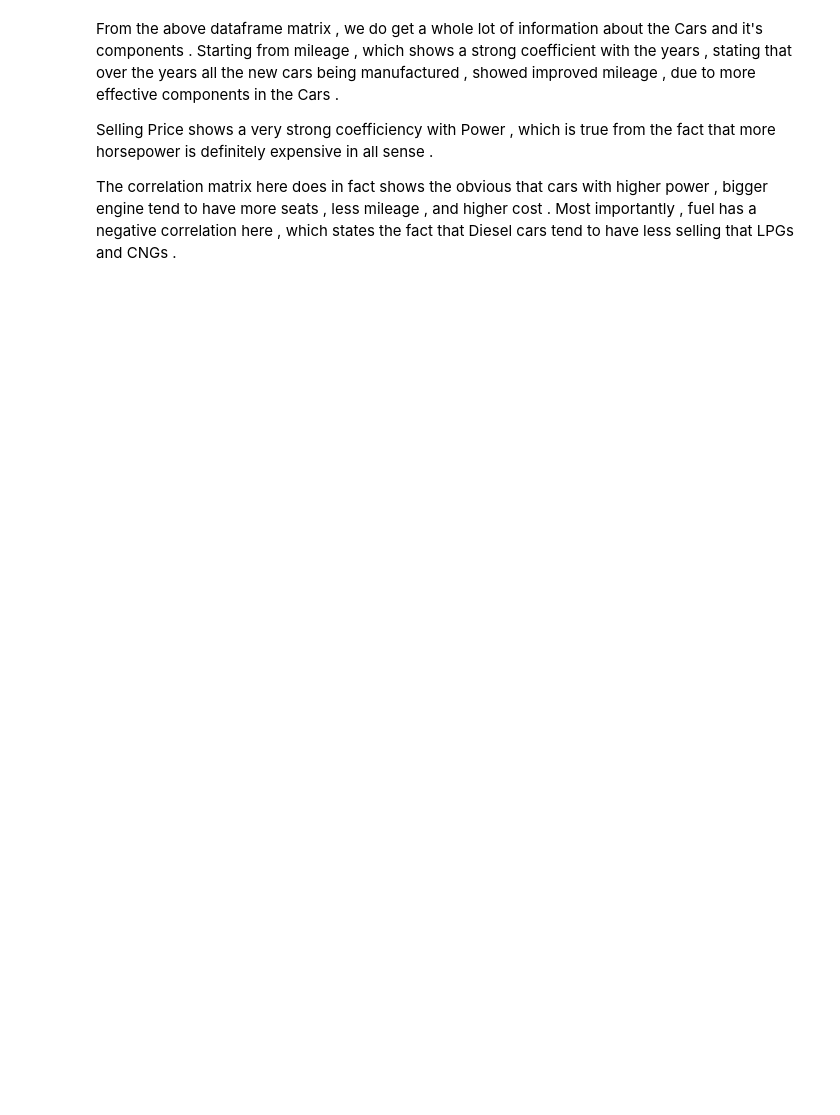
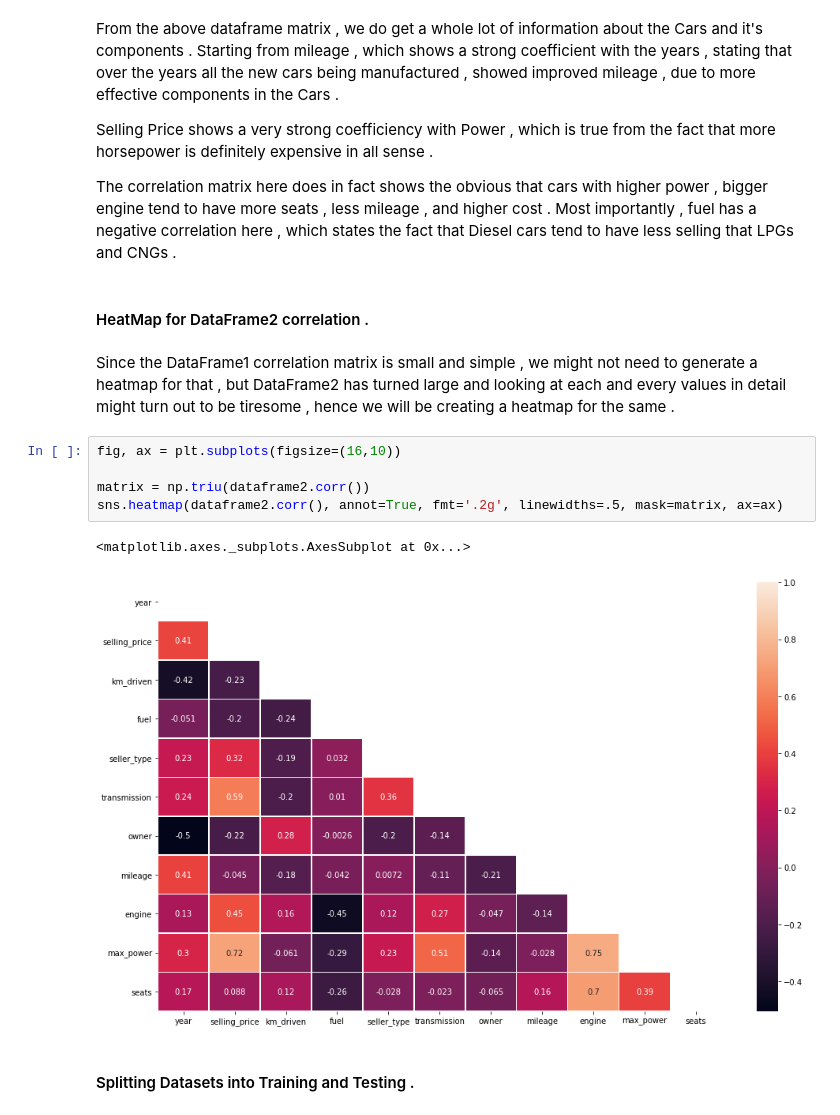
Before and after one commit to tech009/LinearRegressionOnPython, a Jupyter notebook: LR_Example2/LinearRegression_1.ipynb, the cells around one changed output. Drawn from its saved outputs; the diff is of its cells as text; blank space fills up the shorter version.

Commit message:
HeatMap Done

```diff
--- a/LR_Example2/LinearRegression_1.ipynb
+++ b/LR_Example2/LinearRegression_1.ipynb
@@ -241,3 +256,17 @@ Selling Price shows a very strong coefficiency with Power , which is true from t
 
 The correlation matrix here does in fact shows the obvious that cars with higher power , bigger engine tend to have more seats , less mileage , and higher cost .
 Most importantly , fuel has a negative correlation here , which states the fact that Diesel cars tend to have less selling that LPGs and CNGs .
+# %% [markdown]
+#### HeatMap for DataFrame2 correlation .
+# %% [markdown]
+Since the DataFrame1 correlation matrix is small and simple , we might not need to generate a heatmap for that , but DataFrame2 has turned large and looking at each and every values in detail might turn out to be tiresome , hence we will be creating a heatmap for the same .
+# %%
+fig, ax = plt.subplots(figsize=(16,10))
+
+matrix = np.triu(dataframe2.corr())
+sns.heatmap(dataframe2.corr(), annot=True, fmt='.2g', linewidths=.5, mask=matrix, ax=ax)
+# %% [output]
+<matplotlib.axes._subplots.AxesSubplot at 0x...>
+[figure, added]
+# %% [markdown]
+#### Splitting Datasets into Training and Testing .
```
Also changed, not shown: parts of 7 cells of this notebook.
